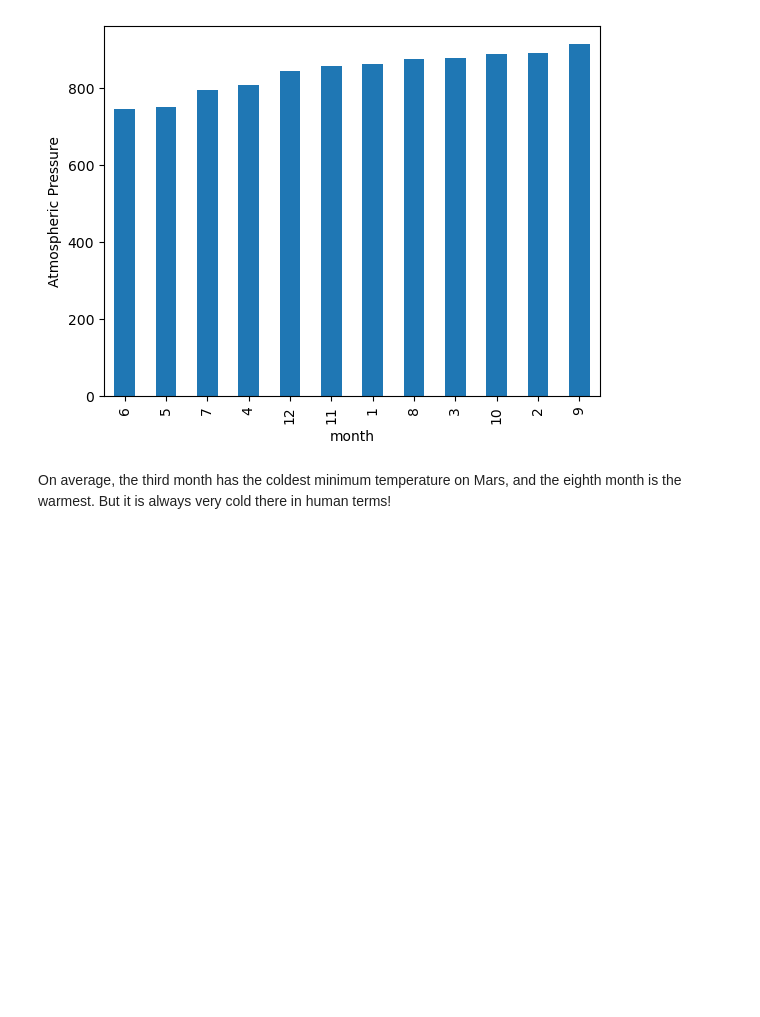
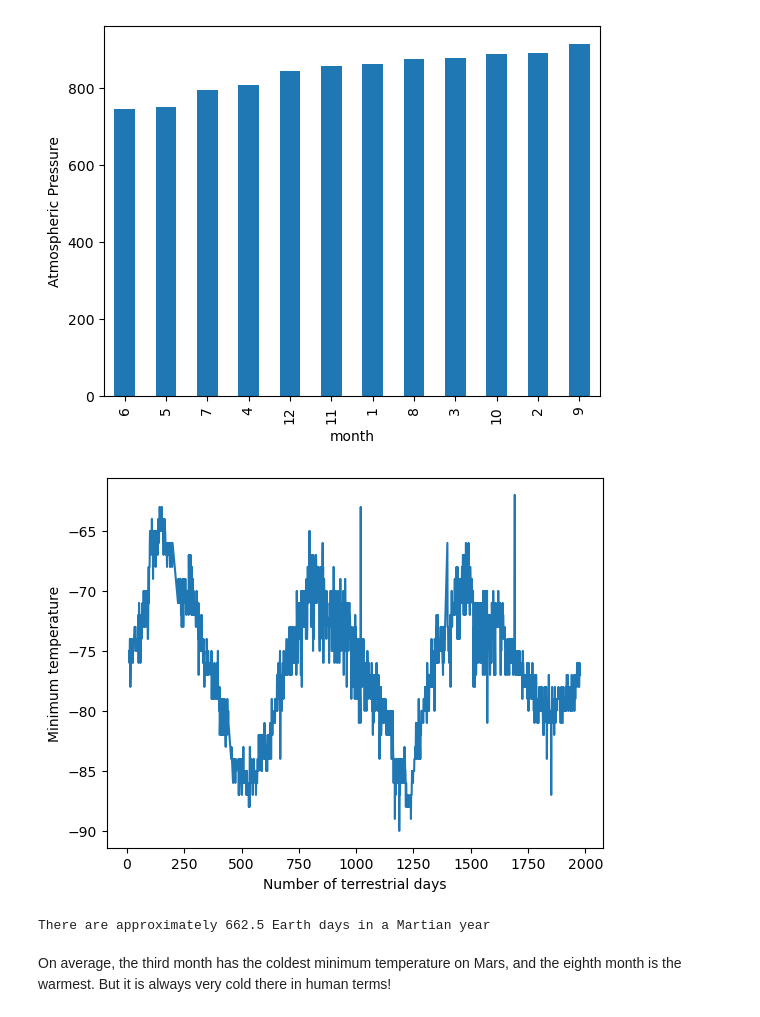
Before and after one commit to brnkath/web-scraping-challenge, a Jupyter notebook: part_2_mars_weather.ipynb, the cells around one changed output. Drawn from its saved outputs; the diff is of its cells as text; code cells hidden in the pictures; blank space fills up the shorter version.

```diff
--- a/part_2_mars_weather.ipynb
+++ b/part_2_mars_weather.ipynb
@@ -250,3 +248,24 @@ plt.show()
+# %%
+# 5. How many terrestrial (earth) days are there in a Martian year?
+# First, plotting the minimum daily temperature to estimate the time it takes for Mars to circle the Sun once
+plt.plot(table_df["sol"], table_df["min_temp"])
+plt.xlabel("Number of terrestrial days")
+plt.ylabel("Minimum temperature")
+plt.show()
+# %% [output]
+[figure, added]
+# %%
+# Calculate approximate Earth days in a Martian year by finding the number of terrestrial days between temperature peaks and troughs
+first_peak_to_second_peak = 800 - 150
+second_peak_to_third_peak = 1450 - 800
+first_trough_to_second_trough = 1200 - 525
+second_trough_to_third_trough = 1875 - 1200
+
+approx_earth_days_to_martian_year = (first_peak_to_second_peak + second_peak_to_third_peak + first_trough_to_second_trough + second_trough_to_third_trough)/4
+
+print(f"There are approximately {approx_earth_days_to_martian_year} Earth days in a Martian year")
+# %% [output]
+There are approximately 662.5 Earth days in a Martian year
 # %% [markdown]
 On average, the third month has the coldest minimum temperature on Mars, and the eighth month is the warmest. But it is always very cold there in human terms!
 # %% [markdown]
```
Also changed, not shown: parts of 2 cells of this notebook, 1 other file.
